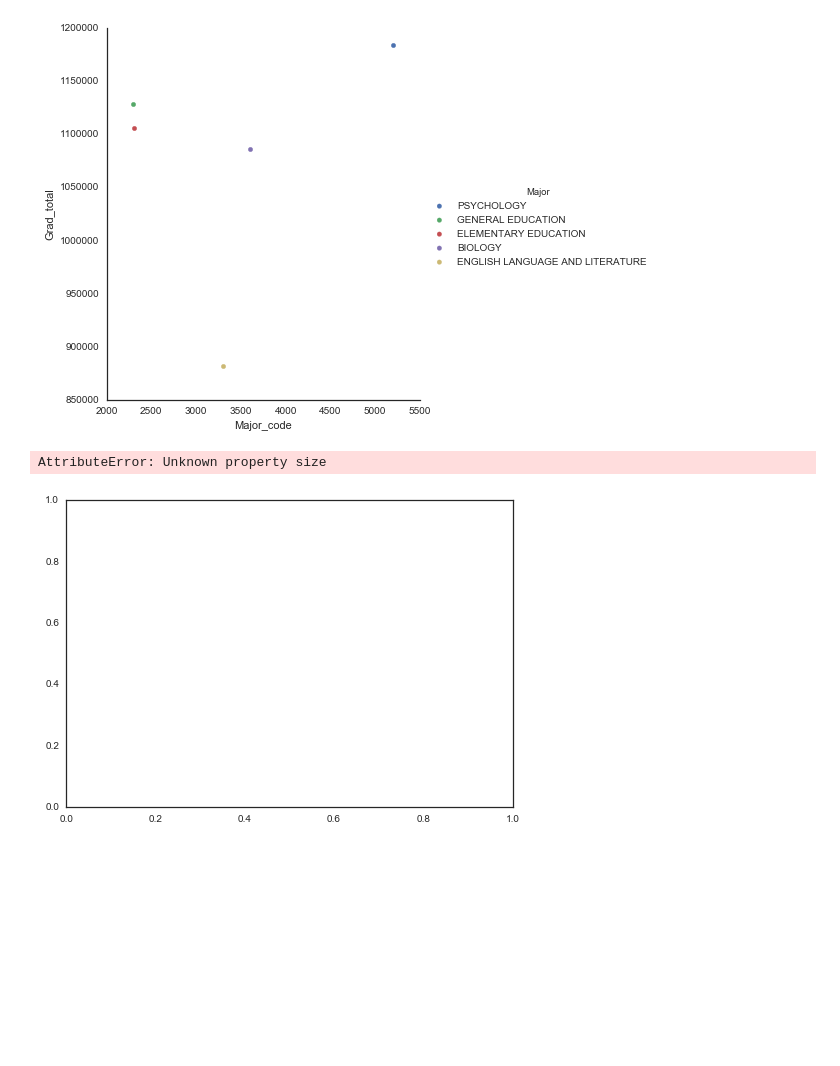
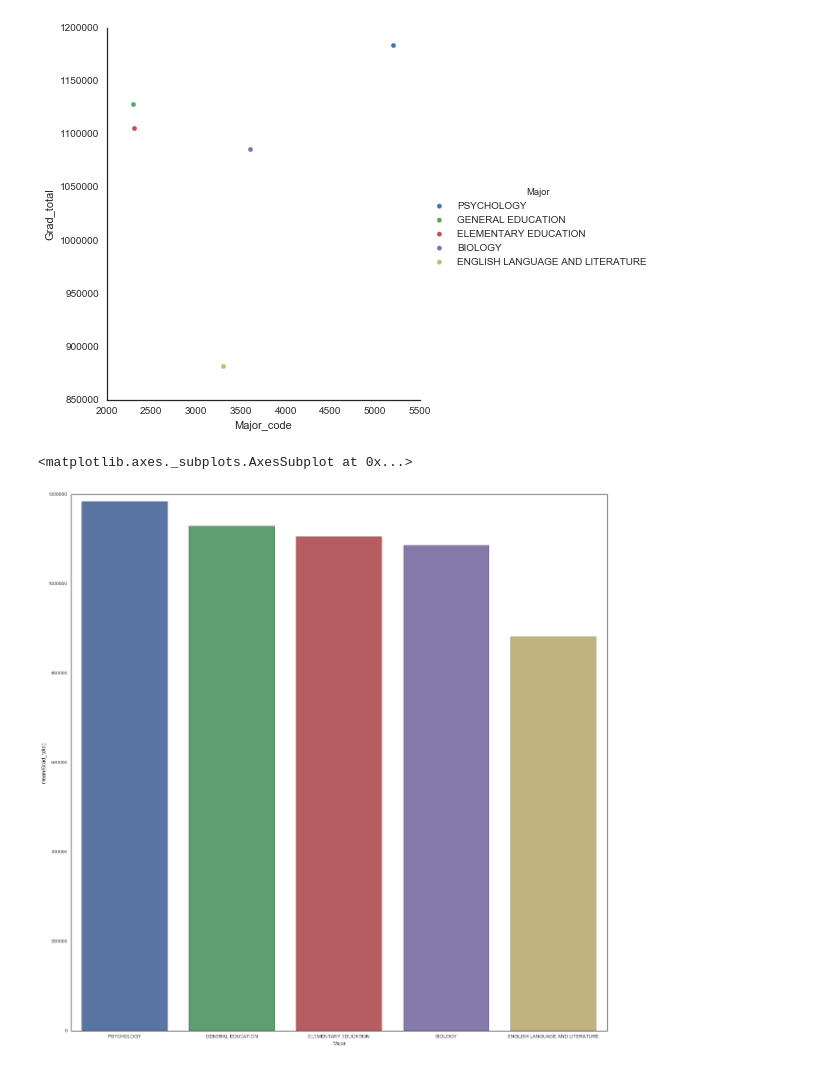
Before and after one commit to harishkrao/matplotlib, a Jupyter notebook: Seaborn visualization on grad-students data from FiveThirtyEight.ipynb, the cells around one changed output. Cells and saved outputs as stored; diff of their text form; code cells hidden in the pictures; blank space fills up the shorter version.

Commit message:
Refined graphs

```diff
--- a/Seaborn visualization on grad-students data from FiveThirtyEight.ipynb
+++ b/Seaborn visualization on grad-students data from FiveThirtyEight.ipynb
@@ -39,8 +39,10 @@ sns.FacetGrid(sorted_desc_grad_total.head(n=5),hue="Major",size=6)\
 # %% [output]
 <seaborn.axisgrid.FacetGrid at 0x...>
 [figure]
+# %%
+plt.rcParams['figure.figsize']=(20,20)
 # %%
-sns.barplot(x=sorted_desc_grad_total.Major.head(n=5), y=sorted_desc_grad_total.Grad_total.head(n=5), hue=sorted_desc_grad_total.Major.head(n=5))
+sns.barplot(x=sorted_desc_grad_total.Major.head(n=5), y=sorted_desc_grad_total.Grad_total.head(n=5))
 # %% [output]
-AttributeError: Unknown property size
+<matplotlib.axes._subplots.AxesSubplot at 0x...>
-[figure, old version]
+[figure, new version]
```
